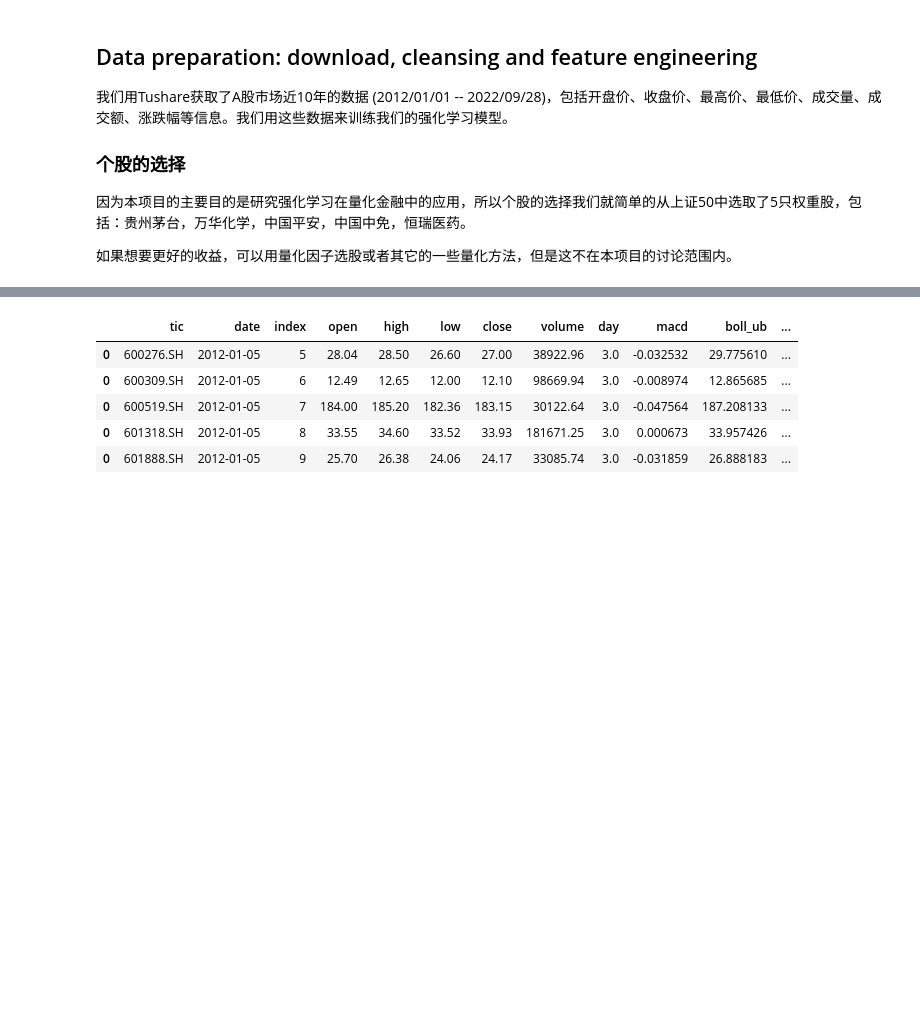
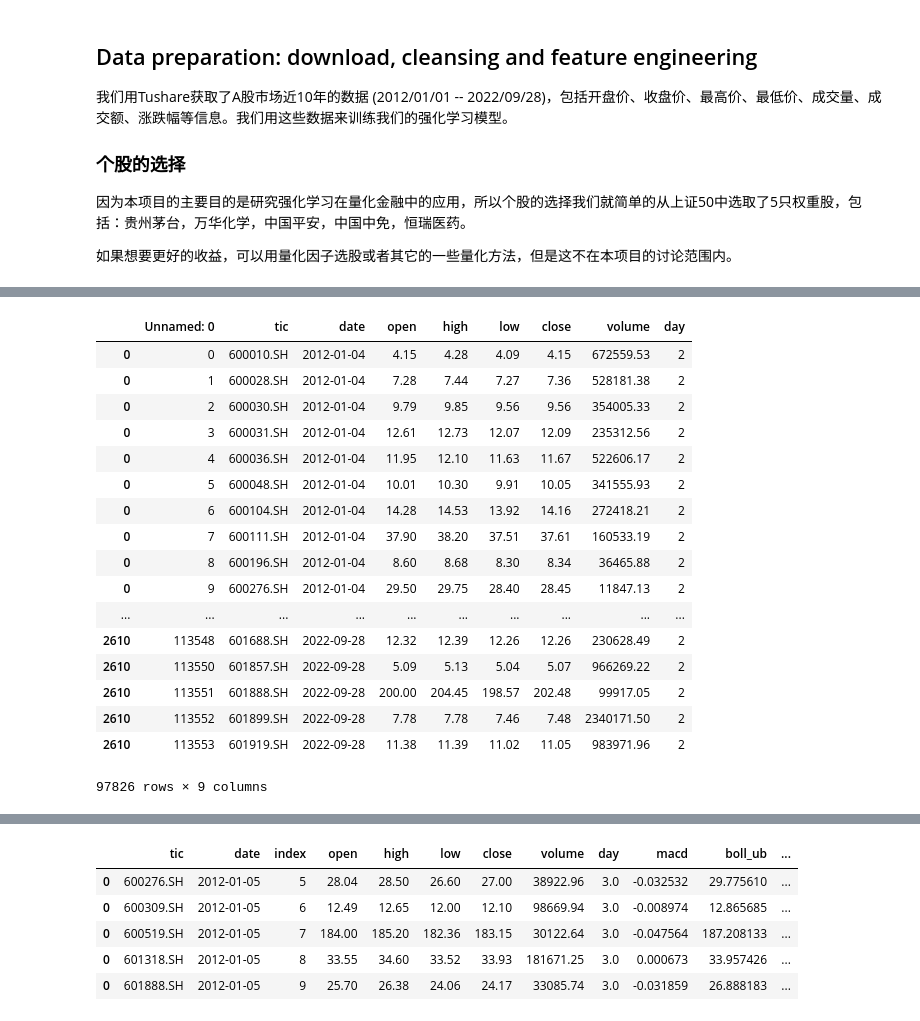
Before and after one commit to codecutey/FinRL, a Jupyter notebook: 强化学习课程Project/FinRL_China_A_Share_Market.ipynb, the cells around one changed output, grey strips where cells are left out. Saved outputs shown, nothing was run; the diff lists cells and outputs as text; code cells hidden in the pictures; blank space fills up the shorter version.

```diff
--- a/强化学习课程Project/FinRL_China_A_Share_Market.ipynb
+++ b/强化学习课程Project/FinRL_China_A_Share_Market.ipynb
@@ -96,0 +166,24 @@ Shape of DataFrame:  (13055, 8)
+# %%
+# select the stocks with missing data less than 10%
+tics = merged_closes.columns
+df = df[df.tic.isin(tics)]
+df
+# %% [output]
+|  | Unnamed: 0 | tic | date | open | high | low | close | volume | day |
+| 0 | 0 | 600010.SH | 2012-01-04 | 4.15 | 4.28 | 4.09 | 4.15 | 672559.53 | 2 |
+| 0 | 1 | 600028.SH | 2012-01-04 | 7.28 | 7.44 | 7.27 | 7.36 | 528181.38 | 2 |
+| 0 | 2 | 600030.SH | 2012-01-04 | 9.79 | 9.85 | 9.56 | 9.56 | 354005.33 | 2 |
+| 0 | 3 | 600031.SH | 2012-01-04 | 12.61 | 12.73 | 12.07 | 12.09 | 235312.56 | 2 |
+| 0 | 4 | 600036.SH | 2012-01-04 | 11.95 | 12.10 | 11.63 | 11.67 | 522606.17 | 2 |
+| 0 | 5 | 600048.SH | 2012-01-04 | 10.01 | 10.30 | 9.91 | 10.05 | 341555.93 | 2 |
+| 0 | 6 | 600104.SH | 2012-01-04 | 14.28 | 14.53 | 13.92 | 14.16 | 272418.21 | 2 |
+| 0 | 7 | 600111.SH | 2012-01-04 | 37.90 | 38.20 | 37.51 | 37.61 | 160533.19 | 2 |
+| 0 | 8 | 600196.SH | 2012-01-04 | 8.60 | 8.68 | 8.30 | 8.34 | 36465.88 | 2 |
+| 0 | 9 | 600276.SH | 2012-01-04 | 29.50 | 29.75 | 28.40 | 28.45 | 11847.13 | 2 |
+| ... | ... | ... | ... | ... | ... | ... | ... | ... | ... |
+| 2610 | 113548 | 601688.SH | 2022-09-28 | 12.32 | 12.39 | 12.26 | 12.26 | 230628.49 | 2 |
+| 2610 | 113550 | 601857.SH | 2022-09-28 | 5.09 | 5.13 | 5.04 | 5.07 | 966269.22 | 2 |
+| 2610 | 113551 | 601888.SH | 2022-09-28 | 200.00 | 204.45 | 198.57 | 202.48 | 99917.05 | 2 |
+| 2610 | 113552 | 601899.SH | 2022-09-28 | 7.78 | 7.78 | 7.46 | 7.48 | 2340171.50 | 2 |
+| 2610 | 113553 | 601919.SH | 2022-09-28 | 11.38 | 11.39 | 11.02 | 11.05 | 983971.96 | 2 |
+97826 rows × 9 columns
```
Also changed, not shown: parts of 17 cells of this notebook, 3 other files.
